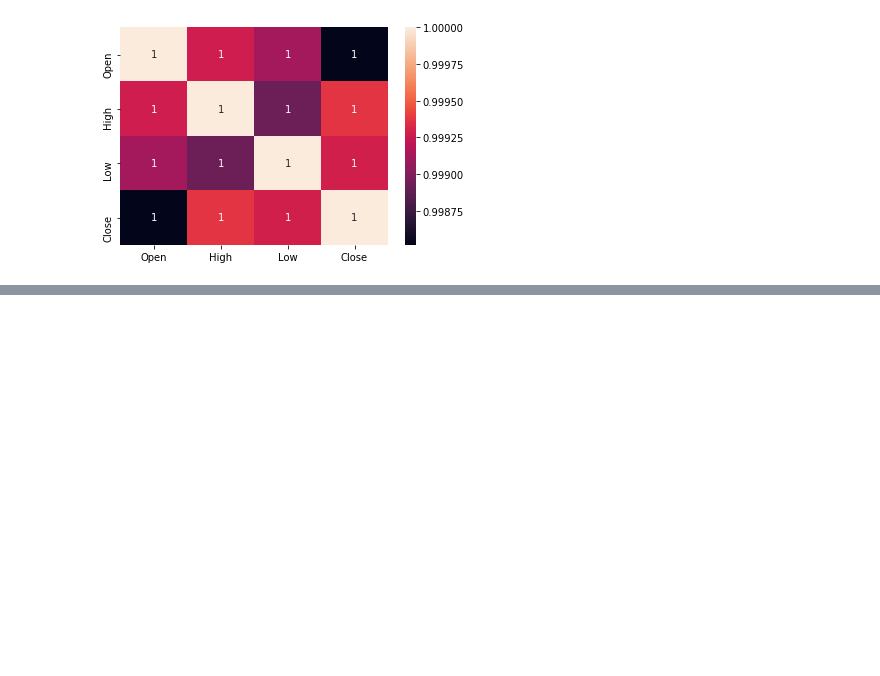
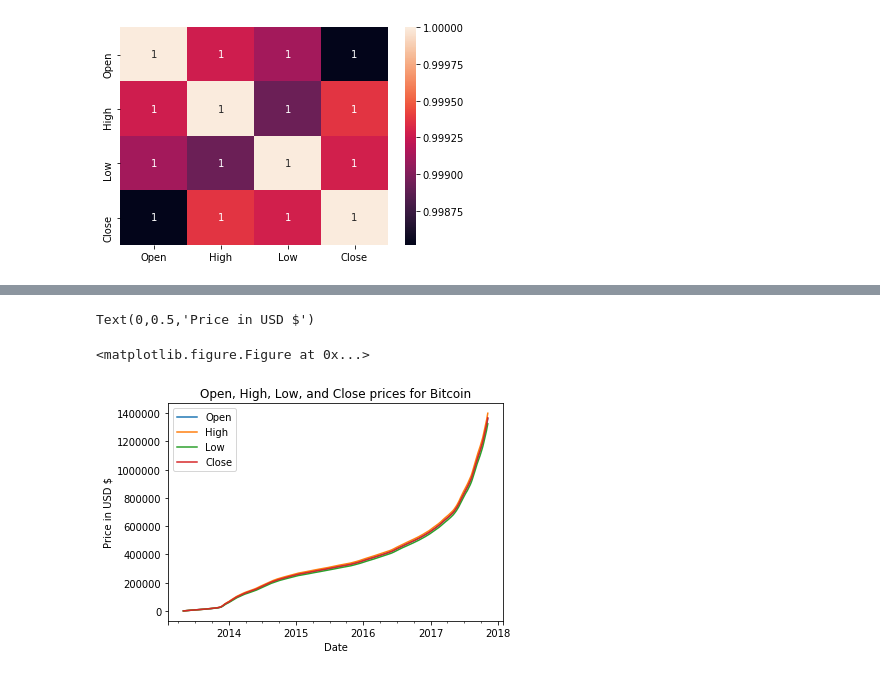
Before and after one commit to mparayil/Forecasting-Cryptocurrency-Prices, a Jupyter notebook: Capstone - Part 2.ipynb, the cells around one changed output, grey strips where cells are left out. Drawn from its saved outputs; the diff is of its cells as text; code cells hidden in the pictures; blank space fills up the shorter version.

```diff
--- a/Capstone - Part 2.ipynb
+++ b/Capstone - Part 2.ipynb
@@ -127,0 +240,11 @@ btc_price['Close'].hist()
+# %%
+df_test = btc_price.cumsum()
+plt.figure();
+
+ax = df_test.plot(kind='line',
+                           title='Open, High, Low, and Close prices for Bitcoin');
+ax.set_ylabel('Price in USD $',fontsize=10)
+# %% [output]
+Text(0,0.5,'Price in USD $')
+<matplotlib.figure.Figure at 0x...>
+[figure, added]
```
Also changed, not shown: parts of 24 cells of this notebook.
